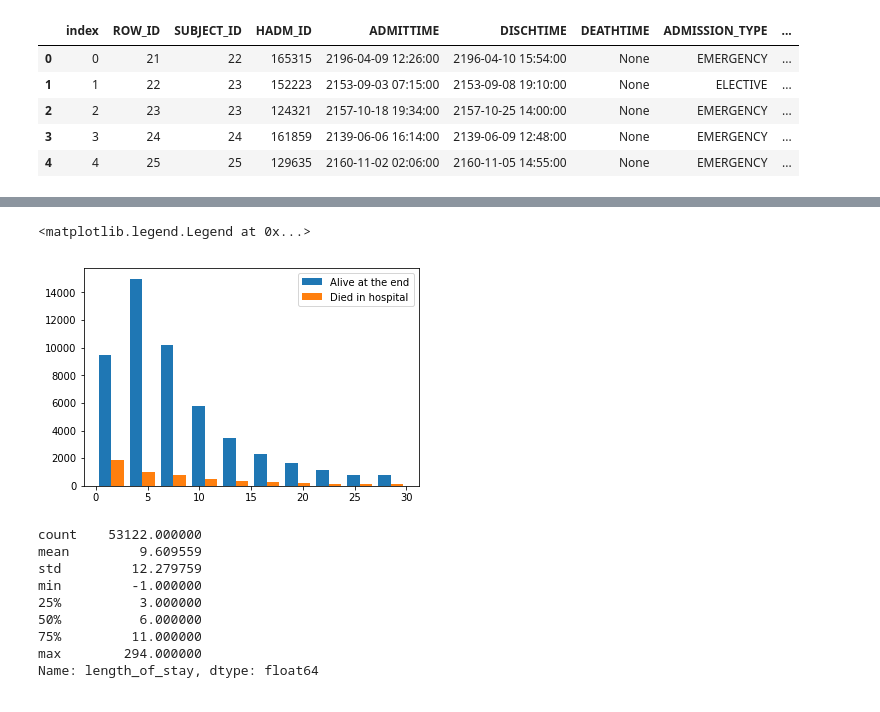
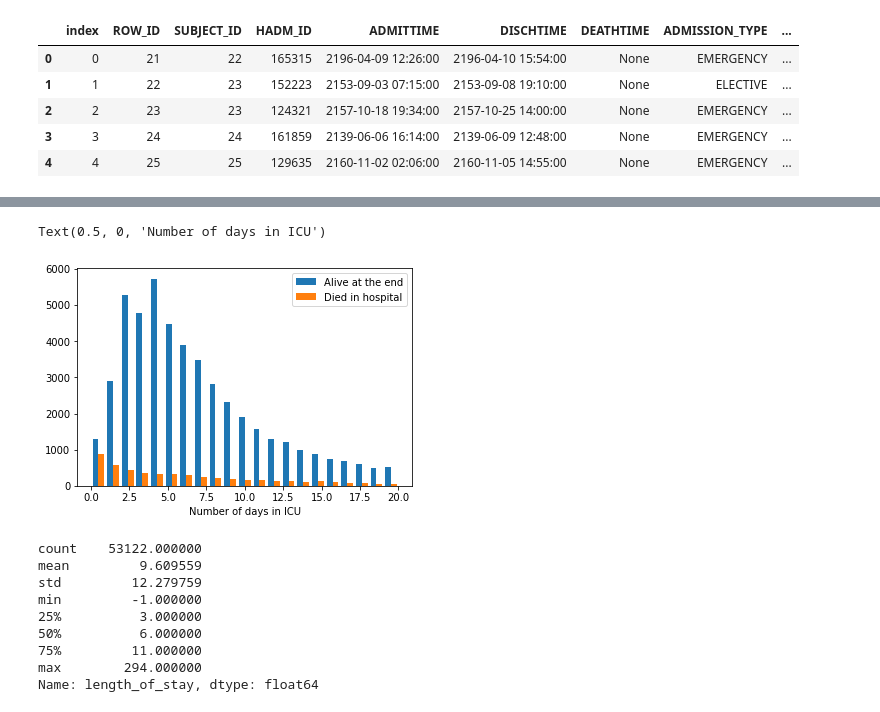
Before and after one commit to chriszhou0916/dsah_final, a Jupyter notebook: Histogram by length of stay.ipynb, the cells around one changed output, grey strips where cells are left out. Cells and saved outputs as stored; diff of their text form; code cells hidden in the pictures.

```diff
--- a/Histogram by length of stay.ipynb
+++ b/Histogram by length of stay.ipynb
@@ -56,9 +92,10 @@ length_alive_dead = [length_alive, length_dead]
 # %%
-plt.hist(length_alive_dead, range=(0,30), histtype='bar')
+plt.hist(length_alive_dead, range=(0,20), bins=21,histtype='bar')
 plt.legend(['Alive at the end', 'Died in hospital'])
+plt.xlabel('Number of days in ICU')
 # %% [output]
-<matplotlib.legend.Legend at 0x...>
+Text(0.5, 0, 'Number of days in ICU')
-[figure, old version]
+[figure, new version]
 # %%
 length_alive.describe()
 # %% [output]
```
Also changed, not shown: parts of 5 cells of this notebook, 3 other files.
